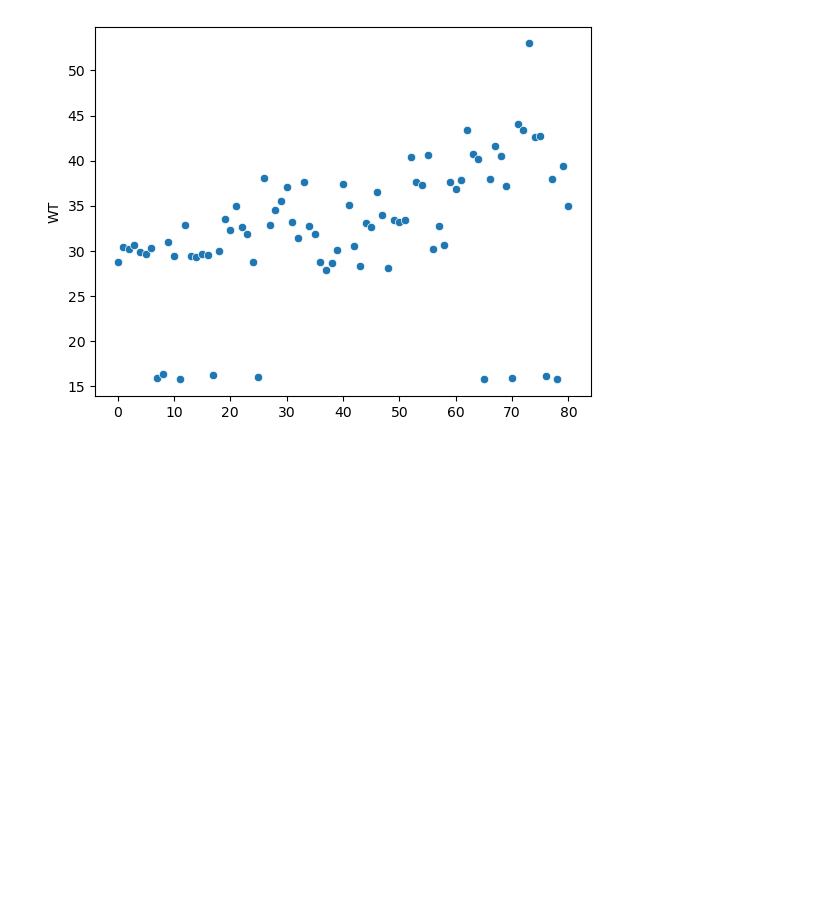
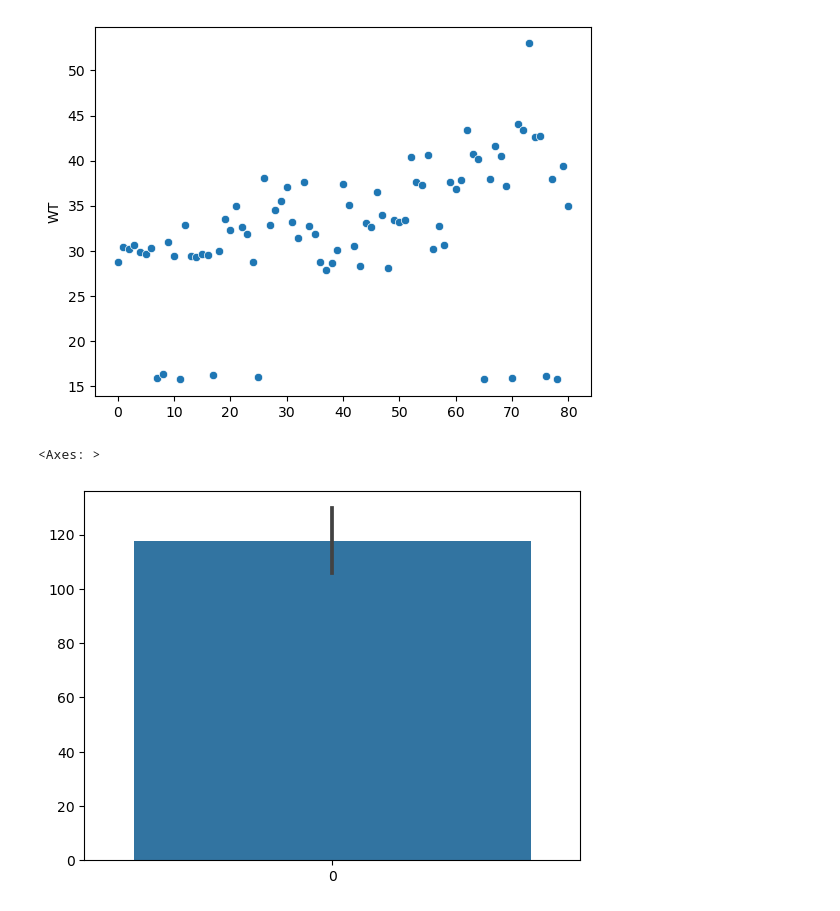
Before and after one commit to 2311cs020389/ml-with-flask-development, a Jupyter notebook: cars.ipynb, the cells around one changed output. Saved outputs shown, nothing was run; the diff lists cells and outputs as text; code cells hidden in the pictures; blank space fills up the shorter version.

```diff
--- a/cars.ipynb
+++ b/cars.ipynb
@@ -149,3 +149,8 @@ sns.scatterplot(cars['WT'])
 # %% [output]
 <Axes: ylabel='WT'>
 [figure]
+# %%
+sns.barplot(cars['HP'])
+# %% [output]
+<Axes: >
+[figure, added]
```
Also changed, not shown: parts of 17 cells of this notebook.
